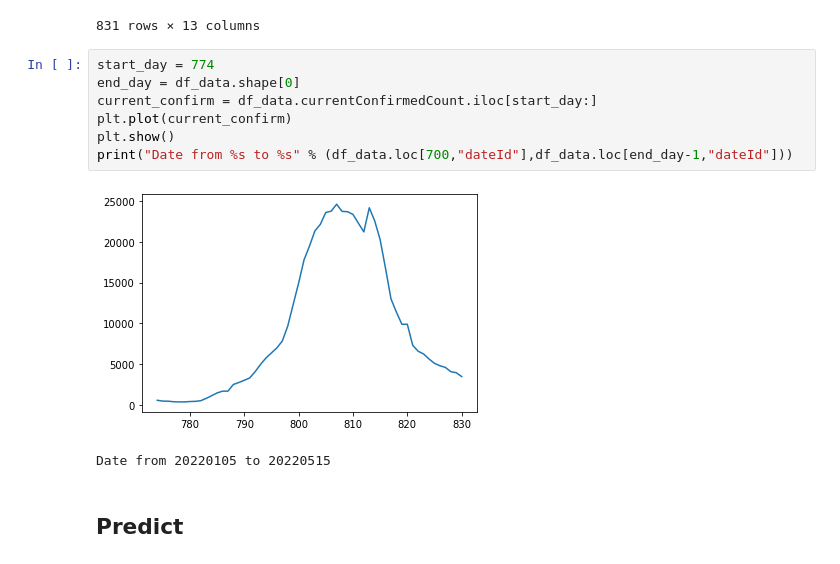
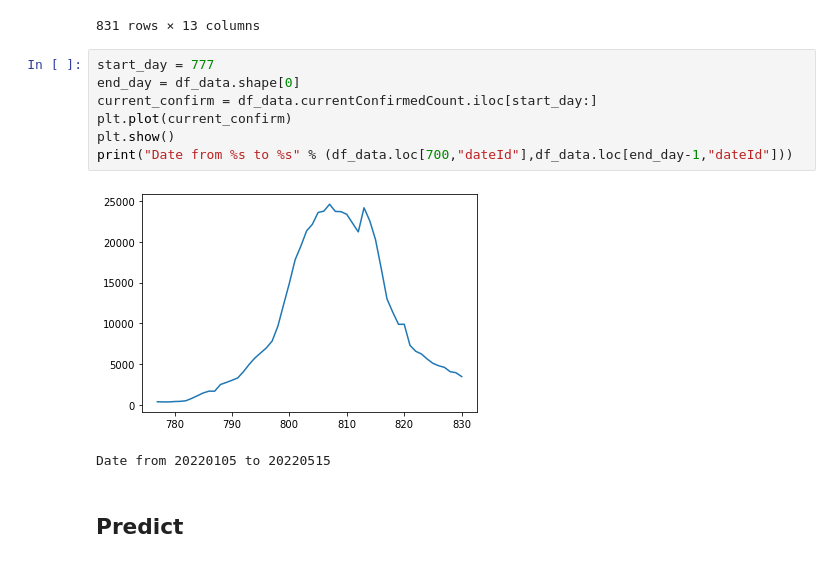
Before and after one commit to ObsisMc/Covid-19-Analysis, a Jupyter notebook: analysis/SIR_analysis/eval.ipynb, the cells around one changed output. Saved outputs shown, nothing was run; the diff lists cells and outputs as text.

```diff
--- a/analysis/SIR_analysis/eval.ipynb
+++ b/analysis/SIR_analysis/eval.ipynb
@@ -46,14 +46,14 @@ df_data
 | 830 | 62176 | 70 | 58134 | 539 | 3460 | -473 | ... |
 831 rows × 13 columns
 # %%
-start_day = 774
+start_day = 777
 end_day = df_data.shape[0]
 current_confirm = df_data.currentConfirmedCount.iloc[start_day:]
 plt.plot(current_confirm)
 plt.show()
 print("Date from %s to %s" % (df_data.loc[700,"dateId"],df_data.loc[end_day-1,"dateId"]))
 # %% [output]
-[figure, old version]
+[figure, new version]
 Date from 20220105 to 20220515
 # %% [markdown]
 ## Predict
```
Also changed, not shown: parts of 4 cells of this notebook, 1 other file.
